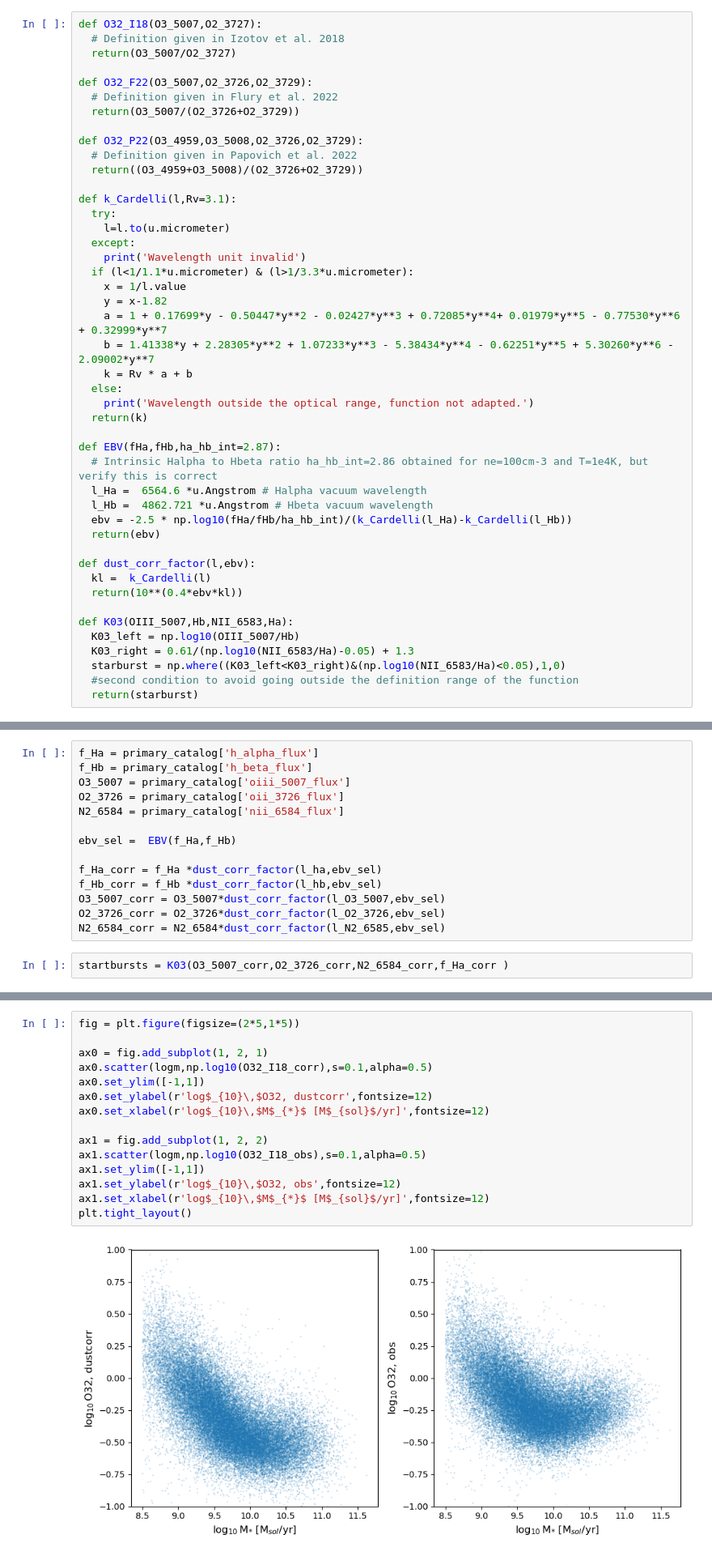
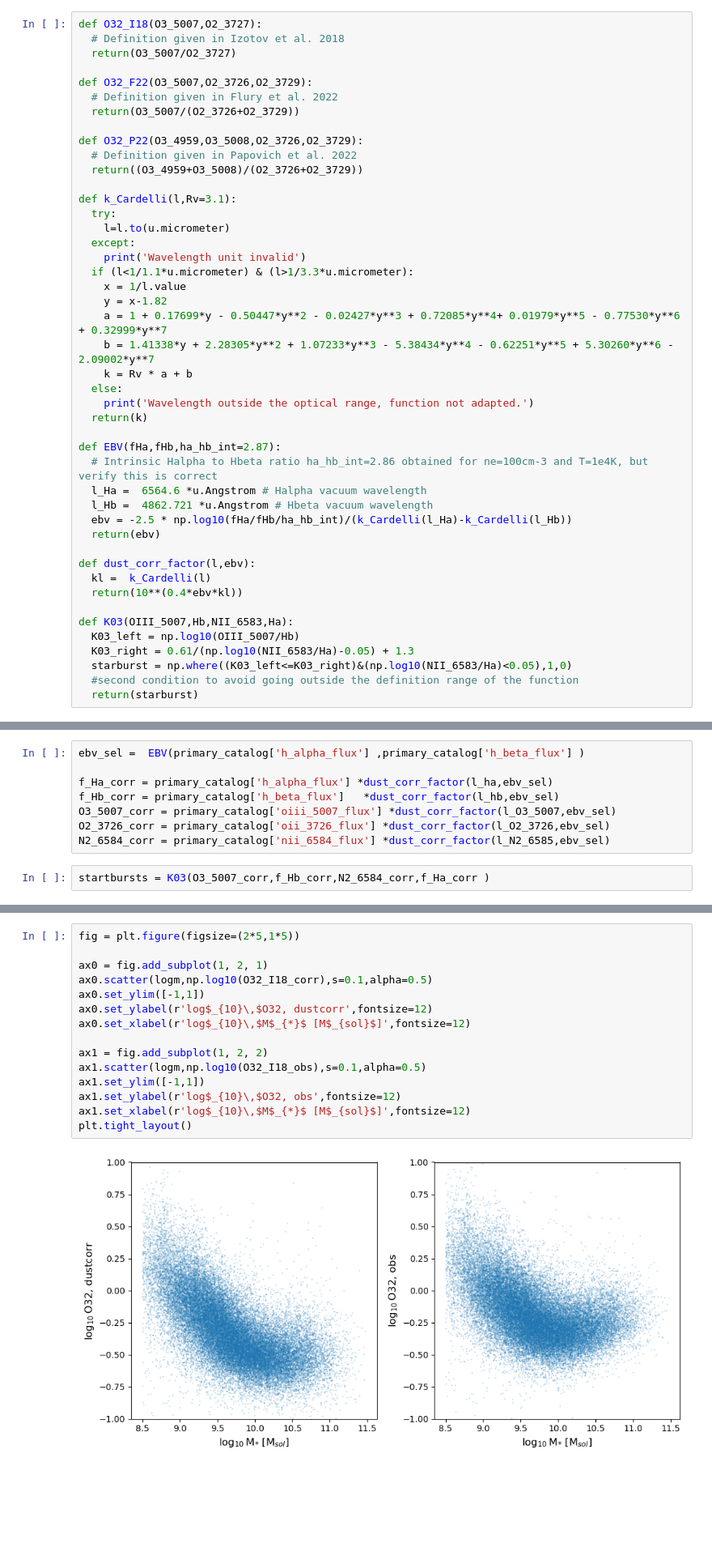
Before and after one commit to AgentM-GEG/mergers_ionization_states, a Jupyter notebook: O32_dustcorr.ipynb, the cells around one changed output, grey strips where cells are left out. Shown at 81% size. Cells and saved outputs as stored; diff of their text form; blank space fills up the shorter version.

```diff
--- a/O32_dustcorr.ipynb
+++ b/O32_dustcorr.ipynb
@@ -59,7 +59,7 @@ def dust_corr_factor(l,ebv):
 def K03(OIII_5007,Hb,NII_6583,Ha):
   K03_left = np.log10(OIII_5007/Hb)
   K03_right = 0.61/(np.log10(NII_6583/Ha)-0.05) + 1.3
-  starburst = np.where((K03_left<K03_right)&(np.log10(NII_6583/Ha)<0.05),1,0)
+  starburst = np.where((K03_left<=K03_right)&(np.log10(NII_6583/Ha)<0.05),1,0)
   #second condition to avoid going outside the definition range of the function
   return(starburst)
 # %% [markdown]
@@ -105,16 +113,10 @@ Now apply dust extinction correction and remove AGNS
 # %%
-f_Ha = primary_catalog['h_alpha_flux']
-f_Hb = primary_catalog['h_beta_flux']
-O3_5007 = primary_catalog['oiii_5007_flux']
-O2_3726 = primary_catalog['oii_3726_flux']
-N2_6584 = primary_catalog['nii_6584_flux']
+ebv_sel =  EBV(primary_catalog['h_alpha_flux'] ,primary_catalog['h_beta_flux'] )
 
-ebv_sel =  EBV(f_Ha,f_Hb)
-
-f_Ha_corr = f_Ha *dust_corr_factor(l_ha,ebv_sel)
-f_Hb_corr = f_Hb *dust_corr_factor(l_hb,ebv_sel)
-O3_5007_corr = O3_5007*dust_corr_factor(l_O3_5007,ebv_sel)
-O2_3726_corr = O2_3726*dust_corr_factor(l_O2_3726,ebv_sel)
-N2_6584_corr = N2_6584*dust_corr_factor(l_N2_6585,ebv_sel)
+f_Ha_corr = primary_catalog['h_alpha_flux'] *dust_corr_factor(l_ha,ebv_sel)
+f_Hb_corr = primary_catalog['h_beta_flux']   *dust_corr_factor(l_hb,ebv_sel)
+O3_5007_corr = primary_catalog['oiii_5007_flux'] *dust_corr_factor(l_O3_5007,ebv_sel)
+O2_3726_corr = primary_catalog['oii_3726_flux'] *dust_corr_factor(l_O2_3726,ebv_sel)
+N2_6584_corr = primary_catalog['nii_6584_flux'] *dust_corr_factor(l_N2_6585,ebv_sel)
 # %%
-startbursts = K03(O3_5007_corr,O2_3726_corr,N2_6584_corr,f_Ha_corr )
+startbursts = K03(O3_5007_corr,f_Hb_corr,N2_6584_corr,f_Ha_corr )
@@ -255,17 +299,17 @@ logsfr = ssfr + logm
 # %%
 fig = plt.figure(figsize=(2*5,1*5))
 
 ax0 = fig.add_subplot(1, 2, 1)
 ax0.scatter(logm,np.log10(O32_I18_corr),s=0.1,alpha=0.5)
 ax0.set_ylim([-1,1])
 ax0.set_ylabel(r'log$_{10}\,$O32, dustcorr',fontsize=12)
-ax0.set_xlabel(r'log$_{10}\,$M$_{*}$ [M$_{sol}$/yr]',fontsize=12)
+ax0.set_xlabel(r'log$_{10}\,$M$_{*}$ [M$_{sol}$]',fontsize=12)
 
 ax1 = fig.add_subplot(1, 2, 2)
 ax1.scatter(logm,np.log10(O32_I18_obs),s=0.1,alpha=0.5)
 ax1.set_ylim([-1,1])
 ax1.set_ylabel(r'log$_{10}\,$O32, obs',fontsize=12)
-ax1.set_xlabel(r'log$_{10}\,$M$_{*}$ [M$_{sol}$/yr]',fontsize=12)
+ax1.set_xlabel(r'log$_{10}\,$M$_{*}$ [M$_{sol}$]',fontsize=12)
 plt.tight_layout()
 # %% [output]
-[figure, old version]
+[figure, new version]
```
Also changed, not shown: parts of 41 cells of this notebook.
